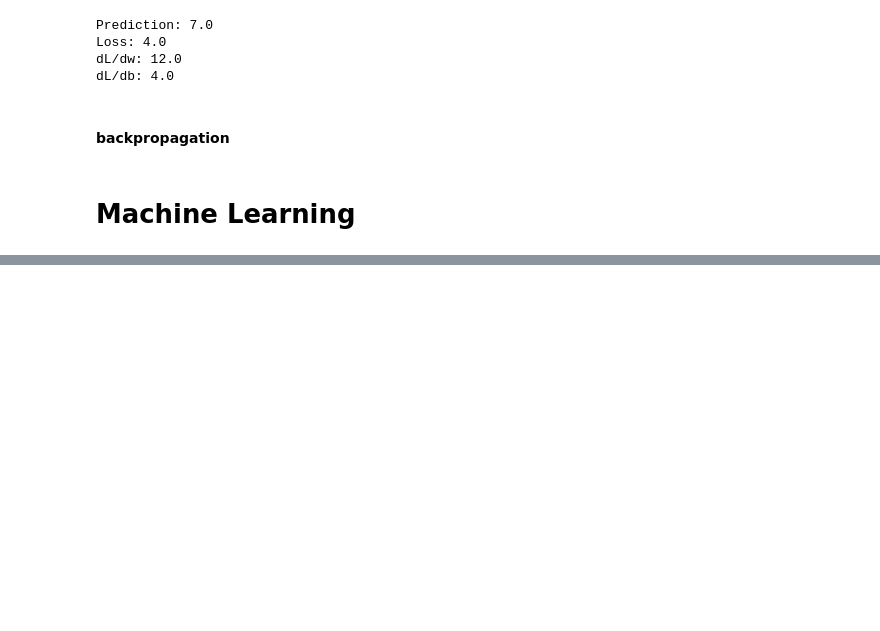
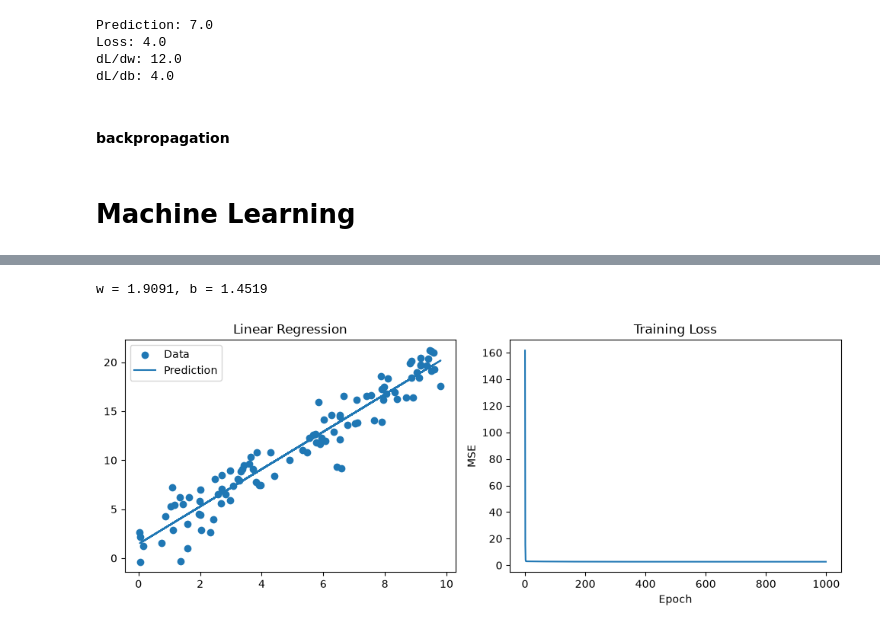
Before and after one commit to caelricluo/AI-Learning, a Jupyter notebook: Stanford_CS221/Stanford_CS221.ipynb, the cells around one changed output, grey strips where cells are left out. Drawn from its saved outputs; the diff is of its cells as text; code cells hidden in the pictures; blank space fills up the shorter version.

```diff
--- a/Stanford_CS221/Stanford_CS221.ipynb
+++ b/Stanford_CS221/Stanford_CS221.ipynb
@@ -440,0 +466,48 @@ def gradient_descent():
+# %%
+# Parameters
+w = torch.tensor(0.0, requires_grad=True)
+b = torch.tensor(0.0, requires_grad=True)
+lr = 0.01
+
+losses = []
+# %%
+# Training
+for epoch in range(1000):
+    # Forward
+    y_hat = predict(X, w, b)
+    loss = squared_loss(y_hat, y)
+    losses.append(loss.item())
+
+    # Backward (Autograd)
+    loss.backward()
+
+    # SGD
+    with torch.no_grad():
+        w -= lr * w.grad
+        b -= lr * b.grad
+
+    # Reset gradients
+    w.grad.zero_()
+    b.grad.zero_()
+
+print(f"w = {w.item():.4f}, b = {b.item():.4f}")
+# %% [output]
+w = 1.9091, b = 1.4519
+# %%
+# Visualization
+fig, ax = plt.subplots(1, 2, figsize=(10, 4))
+
+ax[0].scatter(X.numpy(), y.numpy(), label="Data")
+ax[0].plot(X.numpy(), predict(X, w, b).detach().numpy(), label="Prediction")
+ax[0].set_title("Linear Regression")
+ax[0].legend()
+
+ax[1].plot(losses)
+ax[1].set_title("Training Loss")
+ax[1].set_xlabel("Epoch")
+ax[1].set_ylabel("MSE")
+
+plt.tight_layout()
+plt.show()
+# %% [output]
+[figure, added]
```
Also changed, not shown: parts of 21 cells of this notebook.
